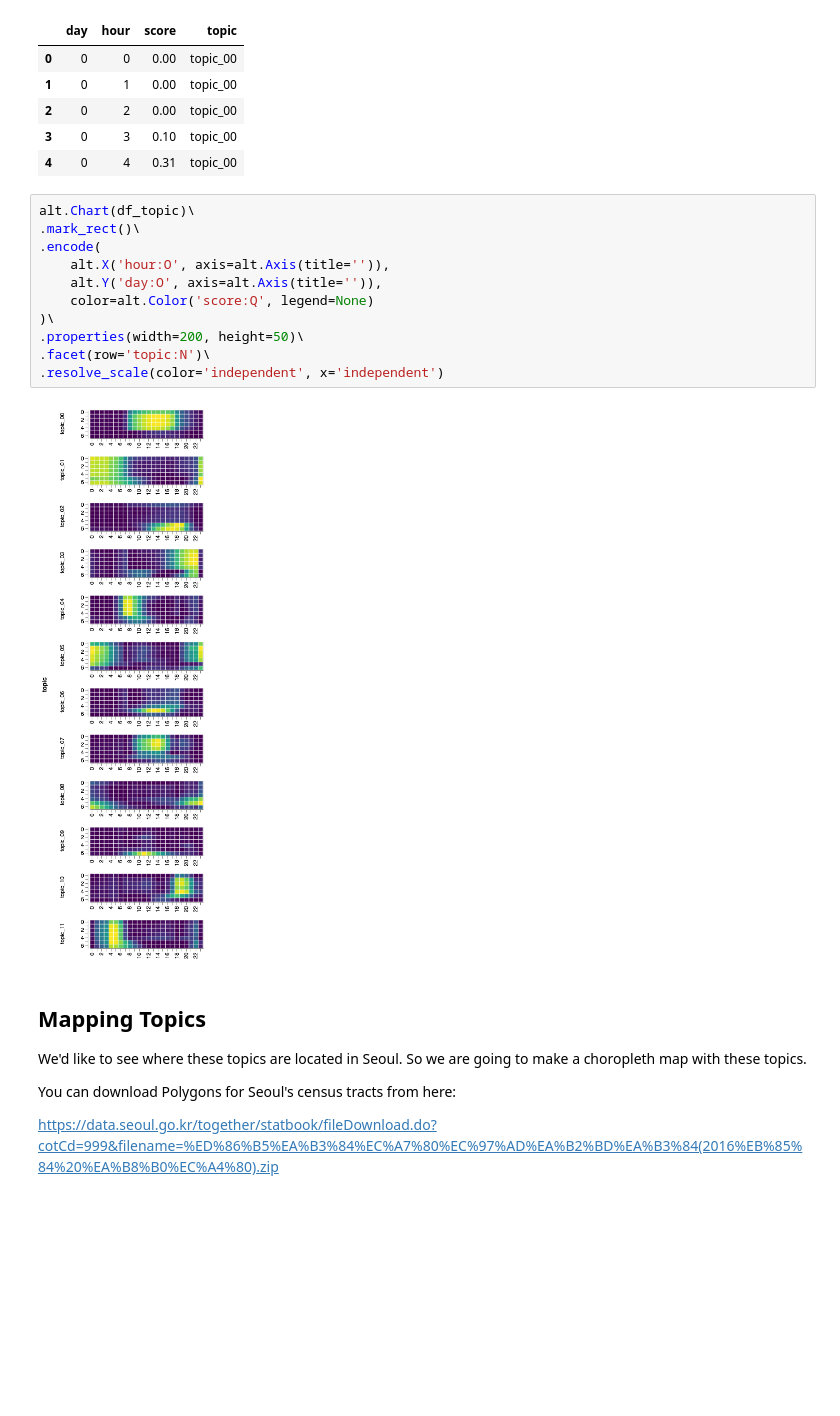
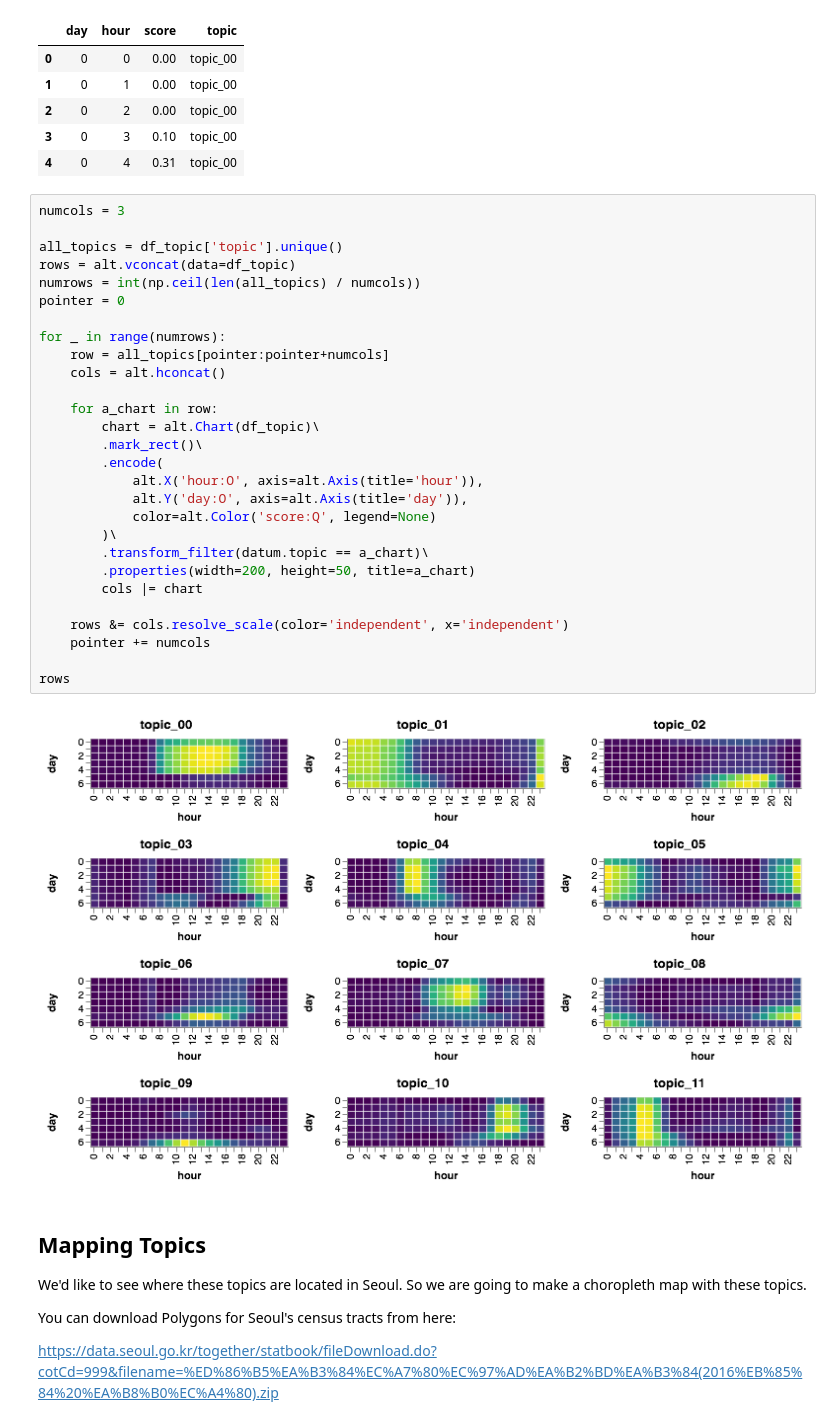
Before and after one commit to yonghah/urban-activity-topics, a Jupyter notebook: notebooks/UrbanActivityTopics.ipynb, the cells around one changed output. Cells and saved outputs as stored; diff of their text form; blank space fills up the shorter version.

Commit message:
topic svg added

```diff
--- a/notebooks/UrbanActivityTopics.ipynb
+++ b/notebooks/UrbanActivityTopics.ipynb
@@ -164,18 +171,35 @@ df_topic.head()
 | 3 | 0 | 3 | 0.10 | topic_00 |
 | 4 | 0 | 4 | 0.31 | topic_00 |
 # %%
-alt.Chart(df_topic)\
-.mark_rect()\
-.encode(
-    alt.X('hour:O', axis=alt.Axis(title='')),
-    alt.Y('day:O', axis=alt.Axis(title='')),
-    color=alt.Color('score:Q', legend=None)
-)\
-.properties(width=200, height=50)\
-.facet(row='topic:N')\
-.resolve_scale(color='independent', x='independent')
+numcols = 3
+
+all_topics = df_topic['topic'].unique()
+rows = alt.vconcat(data=df_topic)
+numrows = int(np.ceil(len(all_topics) / numcols))
+pointer = 0
+
+for _ in range(numrows):
+    row = all_topics[pointer:pointer+numcols]
+    cols = alt.hconcat()
+
+    for a_chart in row:
+        chart = alt.Chart(df_topic)\
+        .mark_rect()\
+        .encode(
+            alt.X('hour:O', axis=alt.Axis(title='hour')),
+            alt.Y('day:O', axis=alt.Axis(title='day')),
+            color=alt.Color('score:Q', legend=None)
+        )\
+        .transform_filter(datum.topic == a_chart)\
+        .properties(width=200, height=50, title=a_chart)
+        cols |= chart
+
+    rows &= cols.resolve_scale(color='independent', x='independent')
+    pointer += numcols
+
+rows
 # %% [output]
-[figure, old version]
+[figure, new version]
 # %% [markdown]
 ## Mapping Topics
 
```
Also changed, not shown: parts of 5 cells of this notebook, 1 other file.
